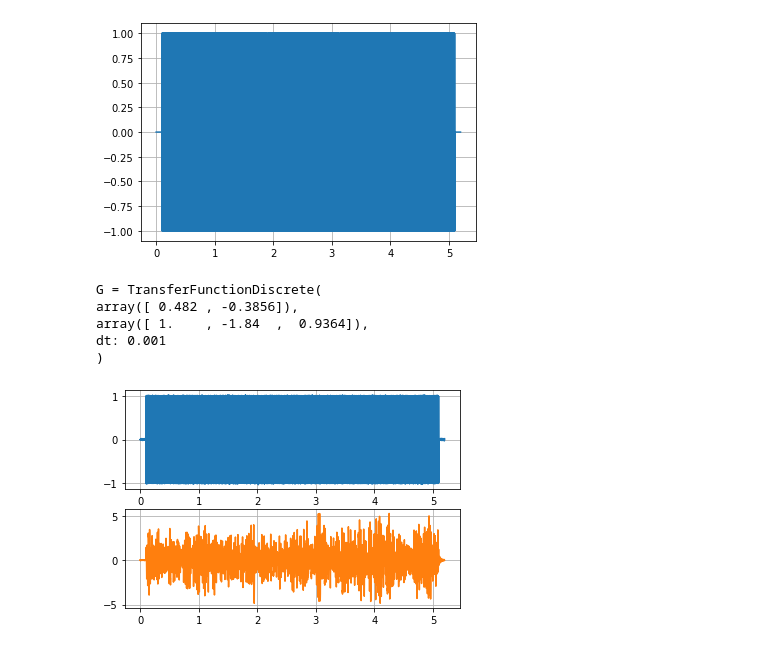
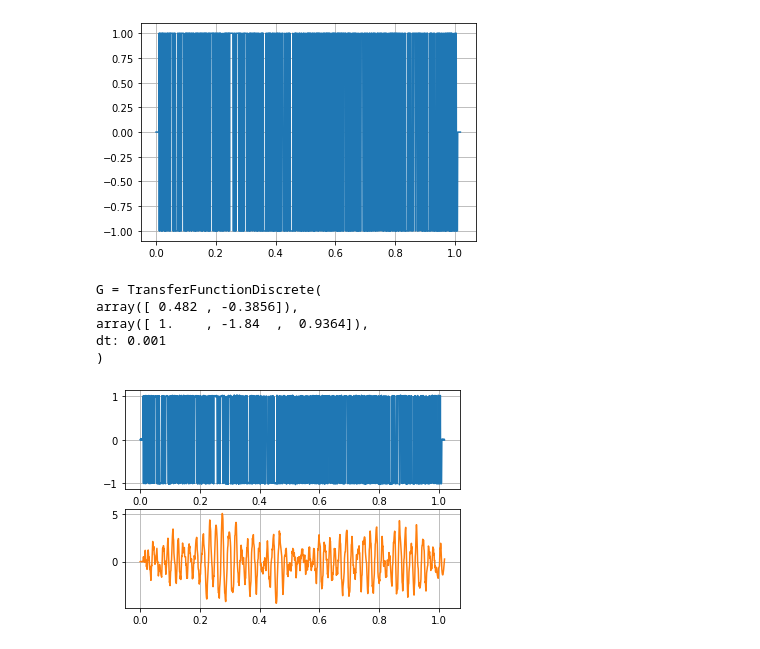
Before and after one commit to LVF784/impulseest, a Jupyter notebook: test_stuff.ipynb, the cells around one changed output. Saved outputs shown, nothing was run; the diff lists cells and outputs as text; code cells hidden in the pictures.

```diff
--- a/test_stuff.ipynb
+++ b/test_stuff.ipynb
@@ -9,37 +10,37 @@ from random import choice
 # %%
 #---------------------------------------------------------------
 #signal---------------------------------------------------------
 #---------------------------------------------------------------
-N = 5000
+N = 1000
 Ta = 1*10**(-3)
 
 #creating prbs signal
 def prbs():
     while True:
         yield choice([False,True])
 
 r = np.zeros(N)
 i = 0
 for value in prbs():
     r[i] = value
     i = i+1
     if i==N:
         break
 
 r = 2*r-1
 
-r = np.concatenate((np.zeros(100), r, np.zeros(100)))
-t = np.linspace(0,(N+200-1)*Ta,N+200)
+r = np.concatenate((np.zeros(10), r, np.zeros(10)))
+t = np.linspace(0,(N+20-1)*Ta,N+20)
 
 #t = np.linspace(0,(N-1)*Ta,N)
 #r = ss.square(2*np.pi*100*t)
 
 plt.figure()
 plt.plot(t,r)
 plt.grid()
 plt.show()
 # %% [output]
-[figure, old version]
+[figure, new version]
 # %%
 #---------------------------------------------------------------
 #plant----------------------------------------------------------
@@ -78,5 +79,5 @@ array([ 0.482 , -0.3856]),
 array([ 1.    , -1.84  ,  0.9364]),
 dt: 0.001
 )
-[figure, old version]
+[figure, new version]
 # %%
```
Also changed, not shown: parts of 3 cells of this notebook, 2 other files.
